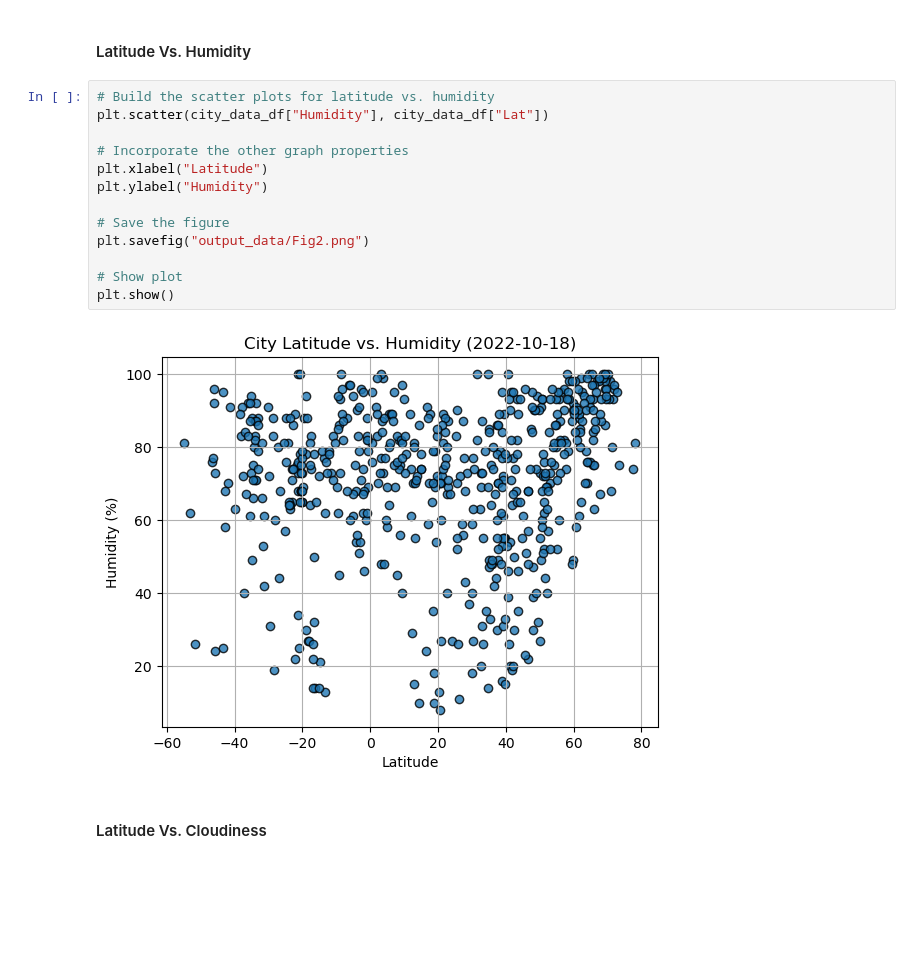
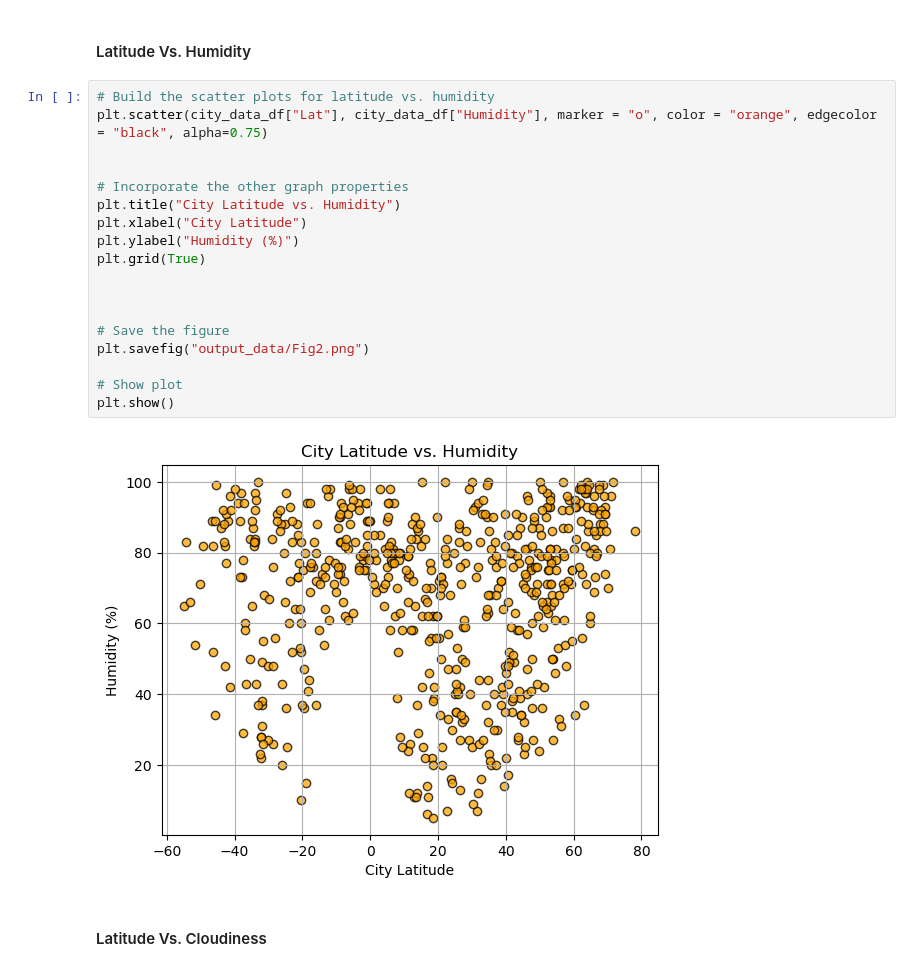
Before and after one commit to falloale/python-api-challenge, a Jupyter notebook: WeatherPy.ipynb, the cells around one changed output. Drawn from its saved outputs; the diff is of its cells as text; blank space fills up the shorter version.

```diff
--- a/WeatherPy.ipynb
+++ b/WeatherPy.ipynb
@@ -206,19 +225,24 @@ plt.show()
 #### Latitude Vs. Humidity
 # %%
 # Build the scatter plots for latitude vs. humidity
-plt.scatter(city_data_df["Humidity"], city_data_df["Lat"])
+plt.scatter(city_data_df["Lat"], city_data_df["Humidity"], marker = "o", color = "orange", edgecolor = "black", alpha=0.75)
+
 
 # Incorporate the other graph properties
-plt.xlabel("Latitude")
-plt.ylabel("Humidity")
+plt.title("City Latitude vs. Humidity")
+plt.xlabel("City Latitude")
+plt.ylabel("Humidity (%)")
+plt.grid(True)
+
+
 
 # Save the figure
 plt.savefig("output_data/Fig2.png")
 
 # Show plot
 plt.show()
 # %% [output]
-[figure, old version]
+[figure, new version]
 # %% [markdown]
 #### Latitude Vs. Cloudiness
 # %%
```
Also changed, not shown: parts of 34 cells of this notebook, 6 other files.
